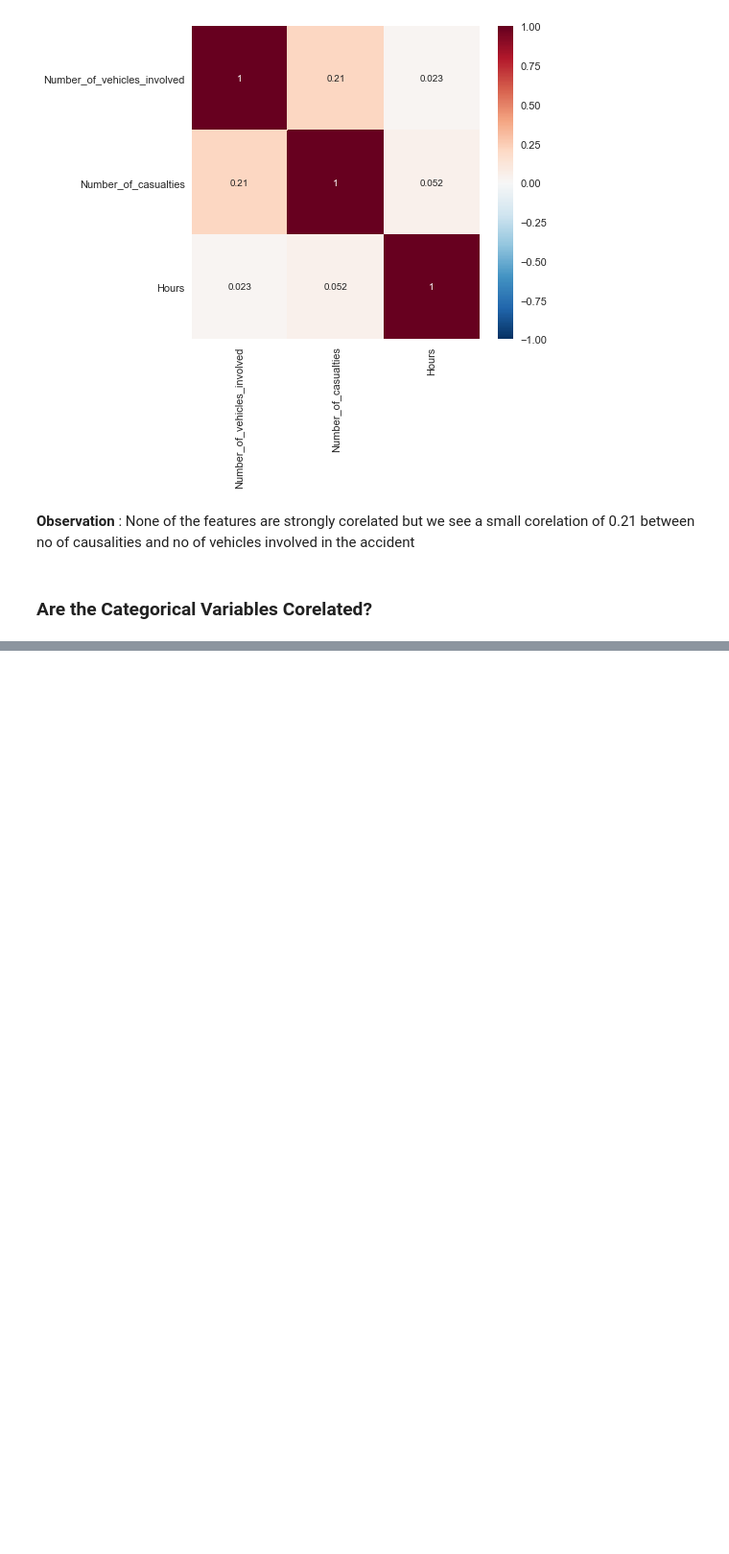
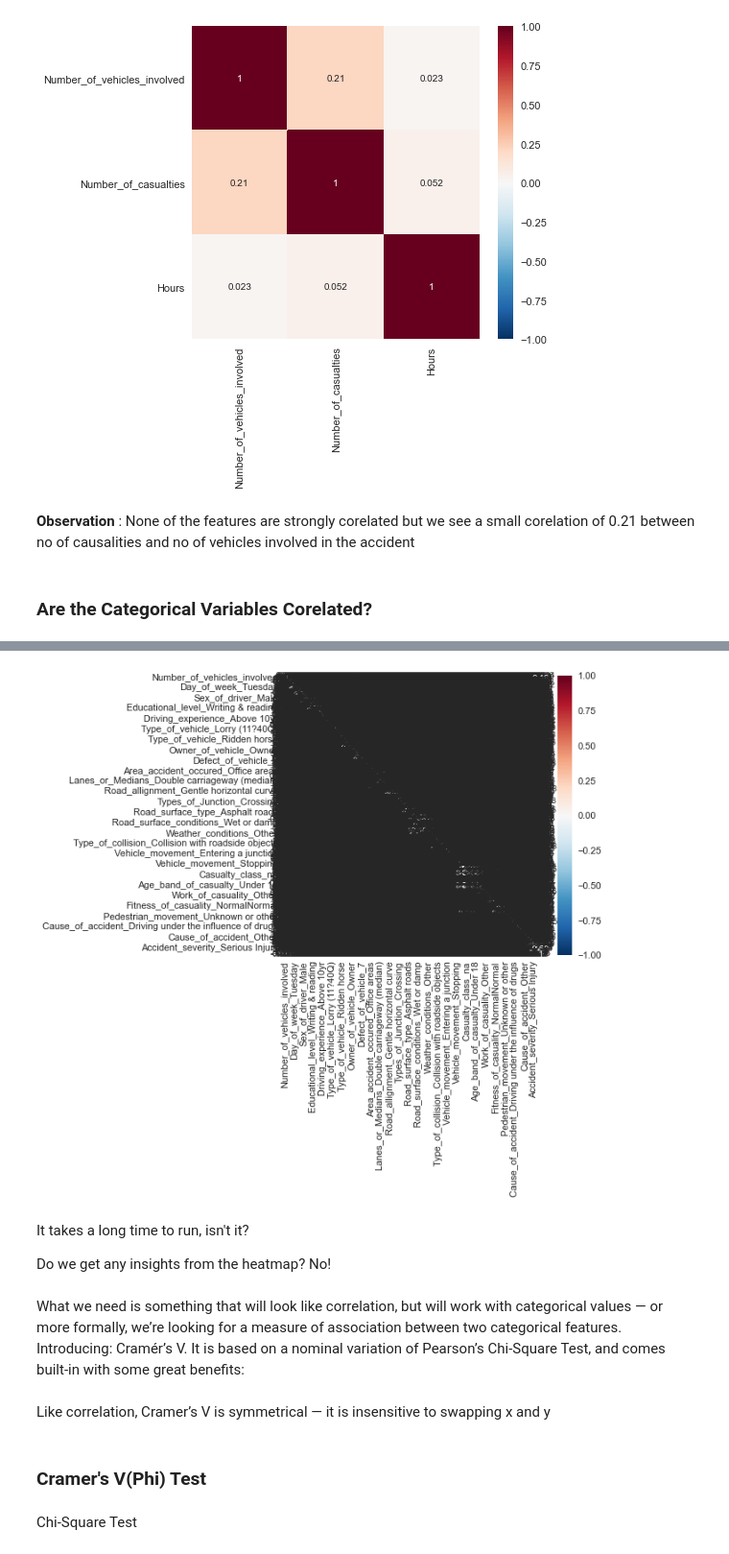
Before and after one commit to vedanthv/Road-Traffic-Accident-Severity-Classification, a Jupyter notebook: RoadTrafficSeverityProject.ipynb, the cells around one changed output, grey strips where cells are left out. Shown: that part at 96% size. Cells and saved outputs as stored; diff of their text form; code cells hidden in the pictures; blank space fills up the shorter version.

Commit message:
cramer's rule for associations between categorical variables
works but not optimized

```diff
--- a/RoadTrafficSeverityProject.ipynb
+++ b/RoadTrafficSeverityProject.ipynb
@@ -610,0 +621,2 @@ plt.show()
+# %%
+data_encoded = pd.get_dummies(df2)
@@ -610,0 +639,20 @@ plt.show()
+# %%
+corr = data_encoded.corr()
+# %%
+plt.figure(figsize=(6,6))
+sns.heatmap(corr, cmap='RdBu_r', annot=True, vmax=1, vmin=-1)
+plt.show()
+# %% [output]
+[figure, added]
+# %% [markdown]
+It takes a long time to run, isn't it?
+
+Do we get any insights from the heatmap? No!
+# %% [markdown]
+What we need is something that will look like correlation, but will work with categorical values — or more formally, we’re looking for a measure of association between two categorical features. Introducing: Cramér’s V. It is based on a nominal variation of Pearson’s Chi-Square Test, and comes built-in with some great benefits:
+# %% [markdown]
+Like correlation, Cramer’s V is symmetrical — it is insensitive to swapping x and y
+# %% [markdown]
+### Cramer's V(Phi) Test
+# %% [markdown]
+Chi-Square Test
```
Also changed, not shown: parts of 13 cells of this notebook.
